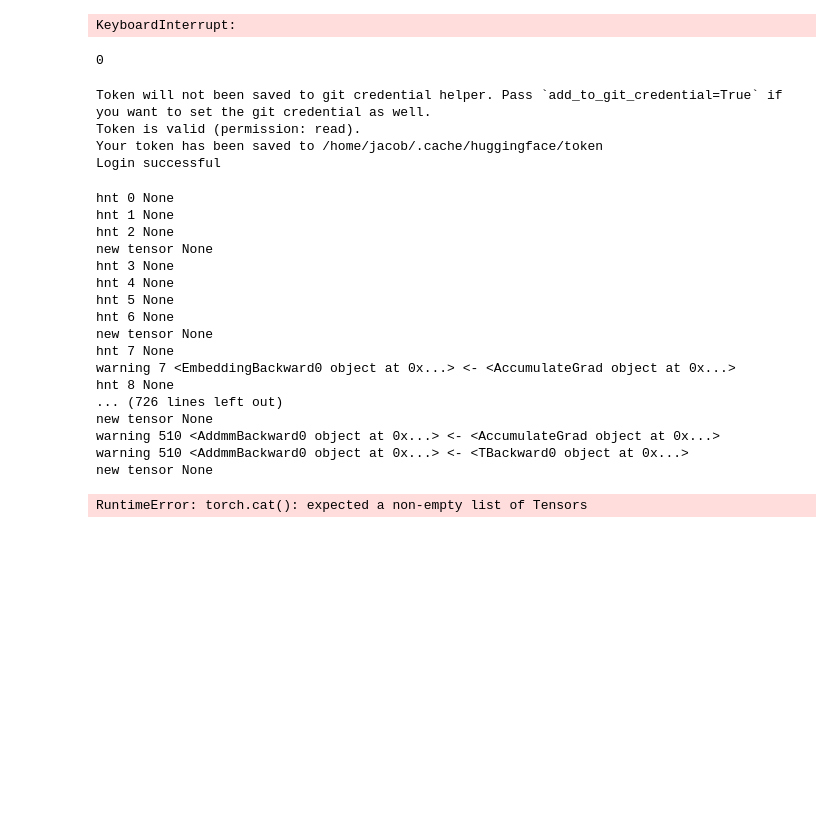
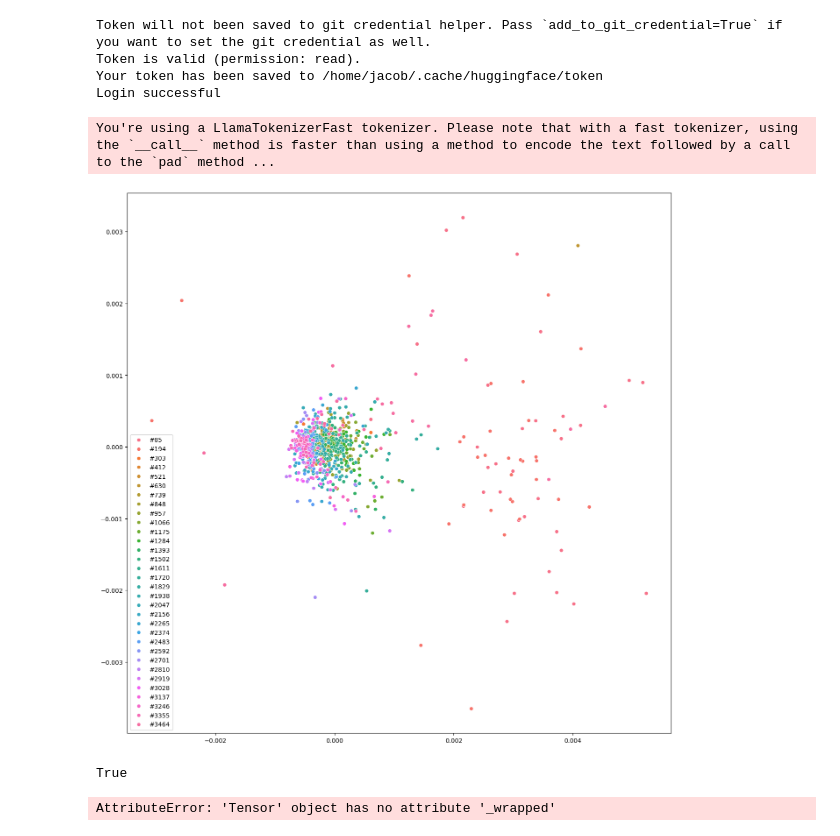
Before and after one commit to BizarreCake/fmr.ai, a Jupyter notebook: notebooks/test_attention.ipynb, the cells around one changed output. Drawn from its saved outputs; the diff is of its cells as text; code cells hidden in the pictures; blank space fills up the shorter version.

Commit message:
attention works on llama now

```diff
--- a/notebooks/test_attention.ipynb
+++ b/notebooks/test_attention.ipynb
@@ -3,22 +3,3 @@ import fmrai
 import importlib
 from tqdm import tqdm
 import torch
-# %%
-from fmrai.instrument import unwrap_proxy
-import torch
-
-# with torch.no_grad():
-with fmrai.fmrai():
-    y = 0
-    for _ in range(1000000):
-        x = torch.randn((100, 100))
-        y = y + x
-
-# print(unwrap_proxy(y))
-# %% [output]
-KeyboardInterrupt:
-# %%
-import gc
-gc.collect()
-# %% [output]
-0
@@ -35,11 +14,12 @@ Login successful
 # %%
 from transformers import AutoModel, AutoTokenizer, AutoModelForCausalLM
 
-model = AutoModel.from_pretrained('bert-base-uncased').cuda()
-tokenizer = AutoTokenizer.from_pretrained('bert-base-uncased')
+# model = AutoModel.from_pretrained('bert-base-uncased').cuda()
+# tokenizer = AutoTokenizer.from_pretrained('bert-base-uncased')
 
-# model = AutoModelForCausalLM.from_pretrained('meta-llama/Llama-2-7b-hf', load_in_8bit=True)
-# tokenizer = AutoTokenizer.from_pretrained('meta-llama/Llama-2-7b-hf')
+model = AutoModelForCausalLM.from_pretrained('meta-llama/Llama-2-7b-hf', load_in_4bit=True)
+tokenizer = AutoTokenizer.from_pretrained('meta-llama/Llama-2-7b-hf')
+tokenizer.pad_token = tokenizer.eos_token
 # %%
 from transformers import DataCollatorWithPadding
 from torch.utils.data import DataLoader
@@ -47,7 +27,7 @@ from datasets import load_dataset
 
 dataset = load_dataset('bookcorpus', streaming=True)
 
-batch_size = 32
+batch_size = 4
 small_dataset = dataset['train'].take(128)
 small_dataset_tokenized = small_dataset.map(
     lambda x: tokenizer(x['text'], padding='longest', return_tensors='pt'),
@@ -60,40 +40,38 @@ loader = DataLoader(small_dataset_tokenized, batch_size=batch_size, collate_fn=c
 # %%
 # import tracemalloc
 # tracemalloc.start()
 
 from fmrai.instrument import instrument_model
 
 # import fmrai.analysis.attention
 # importlib.reload(fmrai.analysis.attention)
 from fmrai.analysis.attention import AttentionHeadClusterAnalyzer
 
 with fmrai.fmrai():
-    m = instrument_model(model)
-    # m = model
+    with torch.no_grad():
+        m = instrument_model(model)
+        # m = model
 
-    analyzer = AttentionHeadClusterAnalyzer()
-    for batch in tqdm(loader):
-        with analyzer.track_batch():
-            m(**batch.to(model.device))
+        first_batch = next(iter(loader))
+        m(**first_batch.to(model.device))
 
-    analyzer.analyze().plot()
-    del analyzer
+        analyzer = AttentionHeadClusterAnalyzer()
+        for batch in tqdm(loader):
+            with analyzer.track_batch():
+                m(**batch.to(model.device))
+
+        analyzer.analyze().plot(figsize=(16, 16))
+        del analyzer
 # %% [output]
-hnt 0 None
-hnt 1 None
-hnt 2 None
-new tensor None
-hnt 3 None
-hnt 4 None
-hnt 5 None
-hnt 6 None
-new tensor None
-hnt 7 None
-warning 7 <EmbeddingBackward0 object at 0x...> <- <AccumulateGrad object at 0x...>
-hnt 8 None
-... (726 lines left out)
-new tensor None
-warning 510 <AddmmBackward0 object at 0x...> <- <AccumulateGrad object at 0x...>
-warning 510 <AddmmBackward0 object at 0x...> <- <TBackward0 object at 0x...>
-new tensor None
+You're using a LlamaTokenizerFast tokenizer. Please note that with a fast tokenizer, using the `__call__` method is faster than using a method to encode the text followed by a call to the `pad` method ...
-RuntimeError: torch.cat(): expected a non-empty list of Tensors
+[figure, added]
+# %%
+from fmrai.instrument import TensorProxy
+
+isinstance(TensorProxy(torch.tensor(1)), torch.Tensor)
+# %% [output]
+True
+# %%
+isinstance(torch.tensor(1), TensorProxy)
+# %% [output]
+AttributeError: 'Tensor' object has no attribute '_wrapped'
```
Also changed, not shown: parts of 1 cell of this notebook, 5 other files.
